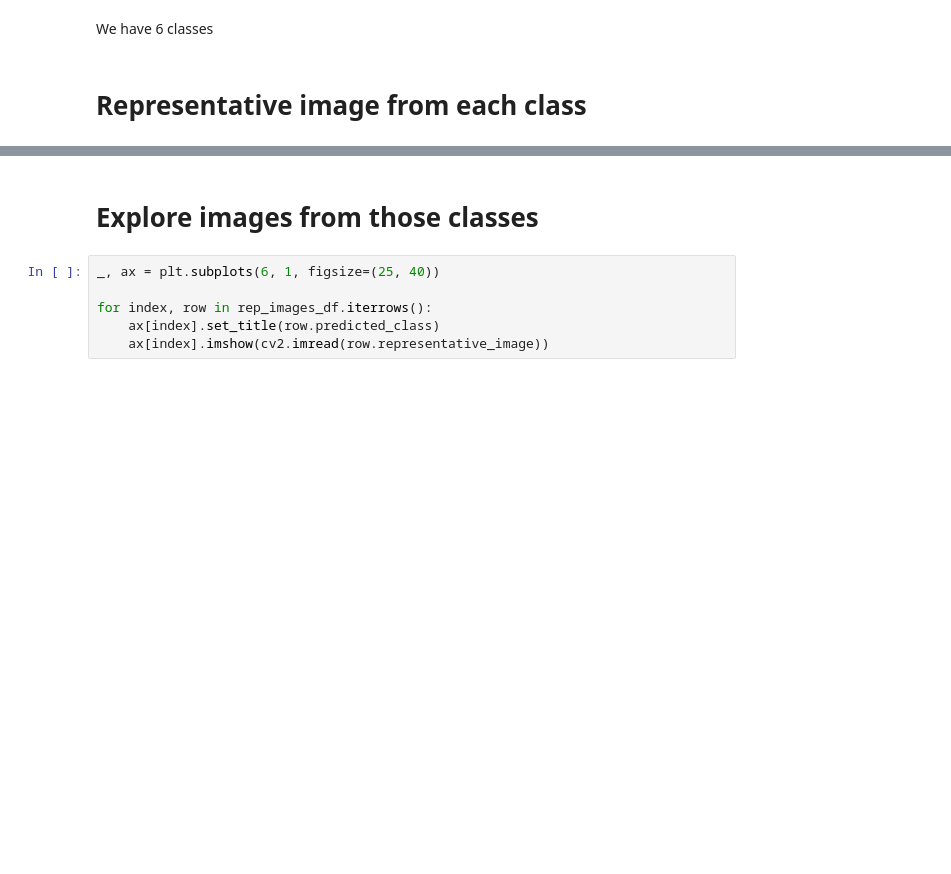
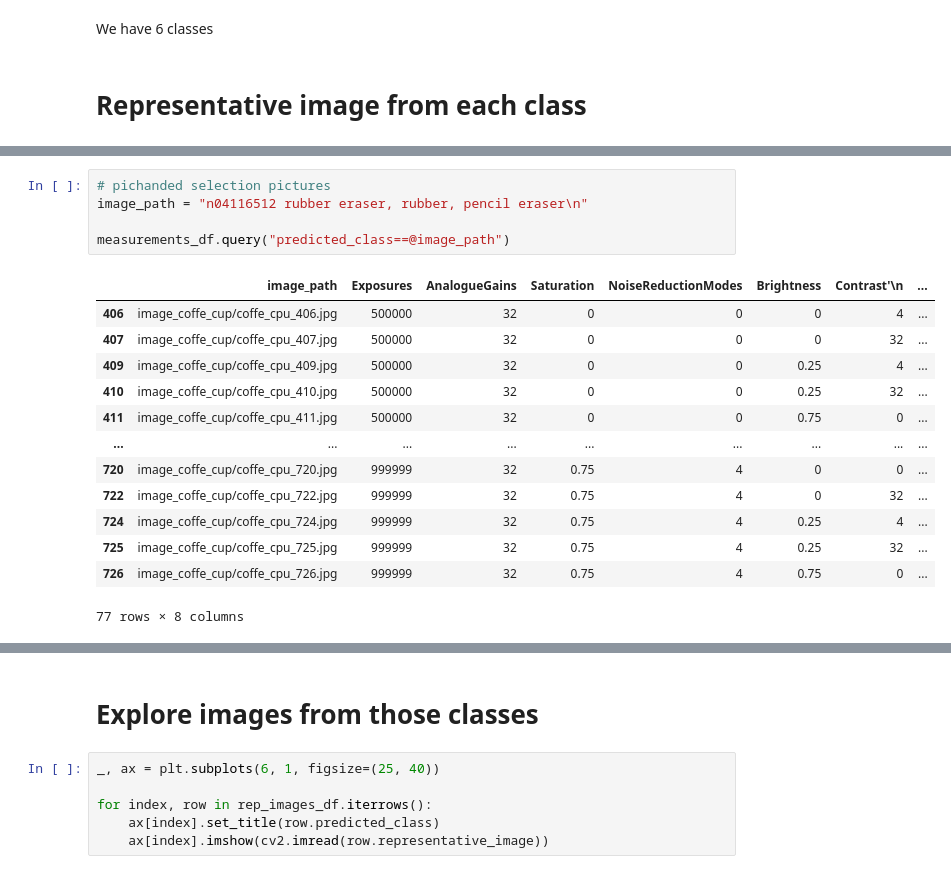
Before and after one commit to mmartiasg/lab_ipmv, a Jupyter notebook: analysis.ipynb, the cells around one changed output, grey strips where cells are left out. Drawn from its saved outputs; the diff is of its cells as text; blank space fills up the shorter version.

```diff
--- a/analysis.ipynb
+++ b/analysis.ipynb
@@ -48,0 +53,19 @@ rep_images_df
+# %%
+# pichanded selection pictures
+image_path = "n04116512 rubber eraser, rubber, pencil eraser\n"
+
+measurements_df.query("predicted_class==@image_path")
+# %% [output]
+|  | image_path | Exposures | AnalogueGains | Saturation | NoiseReductionModes | Brightness | Contrast'\n | ... |
+| 406 | image_coffe_cup/coffe_cpu_406.jpg | 500000 | 32 | 0 | 0 | 0 | 4 | ... |
+| 407 | image_coffe_cup/coffe_cpu_407.jpg | 500000 | 32 | 0 | 0 | 0 | 32 | ... |
+| 409 | image_coffe_cup/coffe_cpu_409.jpg | 500000 | 32 | 0 | 0 | 0.25 | 4 | ... |
+| 410 | image_coffe_cup/coffe_cpu_410.jpg | 500000 | 32 | 0 | 0 | 0.25 | 32 | ... |
+| 411 | image_coffe_cup/coffe_cpu_411.jpg | 500000 | 32 | 0 | 0 | 0.75 | 0 | ... |
+| ... | ... | ... | ... | ... | ... | ... | ... | ... |
+| 720 | image_coffe_cup/coffe_cpu_720.jpg | 999999 | 32 | 0.75 | 4 | 0 | 0 | ... |
+| 722 | image_coffe_cup/coffe_cpu_722.jpg | 999999 | 32 | 0.75 | 4 | 0 | 32 | ... |
+| 724 | image_coffe_cup/coffe_cpu_724.jpg | 999999 | 32 | 0.75 | 4 | 0.25 | 4 | ... |
+| 725 | image_coffe_cup/coffe_cpu_725.jpg | 999999 | 32 | 0.75 | 4 | 0.25 | 32 | ... |
+| 726 | image_coffe_cup/coffe_cpu_726.jpg | 999999 | 32 | 0.75 | 4 | 0.75 | 0 | ... |
+77 rows × 8 columns
```
Also changed, not shown: parts of 16 cells of this notebook.
